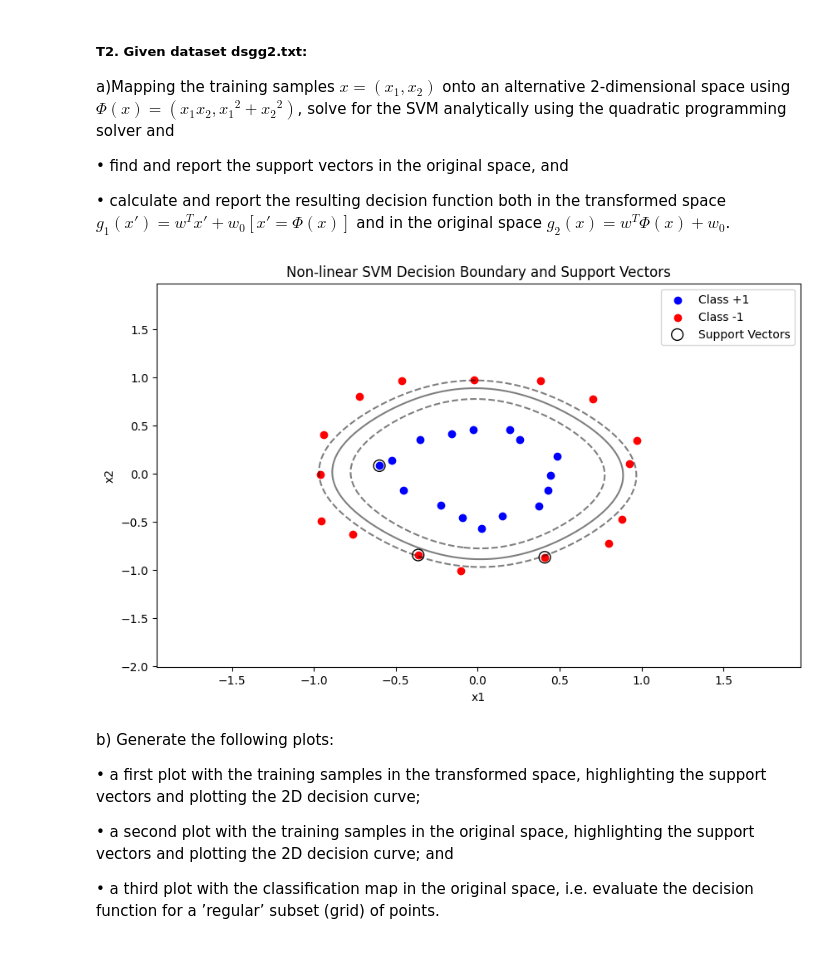
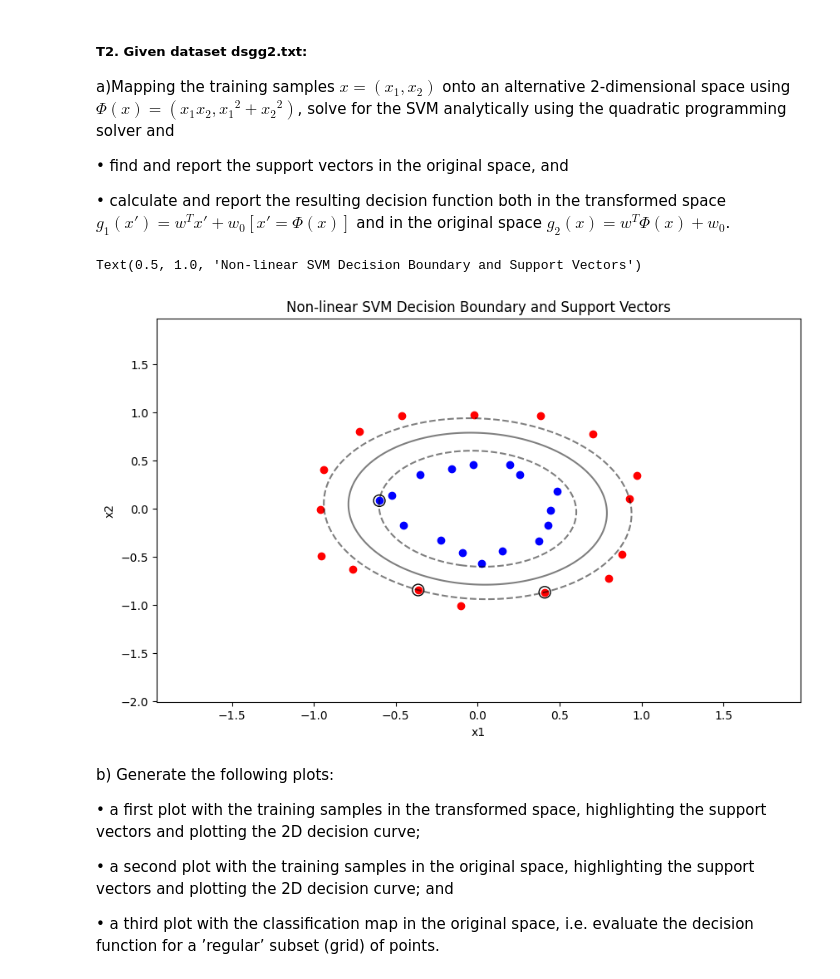
Before and after one commit to pedromartip/Instance-based-learning, a Jupyter notebook: handout_3.ipynb, the cells around one changed output. Cells and saved outputs as stored; diff of their text form; code cells hidden in the pictures.

```diff
--- a/handout_3.ipynb
+++ b/handout_3.ipynb
@@ -330,6 +330,10 @@ def phi(x):
 # Decision function in the original space
 def decision_function_original(X):
     return np.dot(np.array([phi(x) for x in X]), w) + b
+
+# # Decision function in transformed space
+def g_trans(x):
+    return np.dot(x, w) + b
 # %%
 '''
 1. commented source code
@@ -366,6 +370,7 @@ for i in range(n_samples):
         """
         K[i, j] = np.dot(X_transformed[i], X_transformed[j])
 
+
 # Formulate the quadratic programming problem
 objective = cp.Minimize(0.5 * cp.quad_form(alpha, K * np.outer(y, y)) - cp.sum(alpha))
 constraints = [alpha >= 0, cp.sum(cp.multiply(alpha, y)) == 0]
@@ -382,42 +387,40 @@ alpha_sv = alpha.value[sv].flatten()
 
 # Compute the weight vector and bias
 w = np.sum((alpha_sv * support_vector_labels)[:, np.newaxis] * X_transformed[sv], axis=0)
 
 # Compute the bias term b
 # Calculate decision values for support vectors and average them
 decision_values = np.dot(X_transformed[sv], w)
 b = np.mean(support_vector_labels - decision_values)
 
-# Plotting
+# Plot results
 plt.figure(figsize=(10, 6))
 
 # Plot data points
 plt.scatter(X[y == 1][:, 0], X[y == 1][:, 1], color='blue', label='Class +1')
 plt.scatter(X[y == -1][:, 0], X[y == -1][:, 1], color='red', label='Class -1')
 
 # Create grid to plot decision boundaries
 grid_x1, grid_x2 = np.meshgrid(np.linspace(X[:, 0].min() - 1, X[:, 0].max() + 1, 200),
                                np.linspace(X[:, 1].min() - 1, X[:, 1].max() + 1, 200))
 grid = np.array([phi([x1, x2]) for x1, x2 in zip(np.ravel(grid_x1), np.ravel(grid_x2))])
 
 # Plot decision boundary
 # Evaluate the decision function for the grid
-Z = decision_function_original(grid).reshape(grid_x1.shape)
+Z = g_trans(grid).reshape(grid_x1.shape)
 
-#Plot decision boundary and margins
+# Plot decision boundary and margins
 plt.contour(grid_x1, grid_x2, Z, levels=[-1, 0, 1], alpha=0.5, linestyles=['--', '-', '--'], colors='k')
 
-# Highlight the support vectors
-plt.scatter(support_vectors[:, 0], support_vectors[:, 1], s=100,
-            facecolors='none', edgecolors='black', label='Support Vectors')
+# Highlight support vectors
+plt.scatter(support_vectors[:, 0], support_vectors[:, 1], s=100, facecolors='none', edgecolors='black', label='Support Vectors')
 
 plt.xlabel('x1')
 plt.ylabel('x2')
 plt.title('Non-linear SVM Decision Boundary and Support Vectors')
-plt.legend()
-plt.show()
 # %% [output]
+Text(0.5, 1.0, 'Non-linear SVM Decision Boundary and Support Vectors')
-[figure, old version]
+[figure, new version]
 # %%
 #This is a non-linear SVM problem
 # %% [markdown]
```
